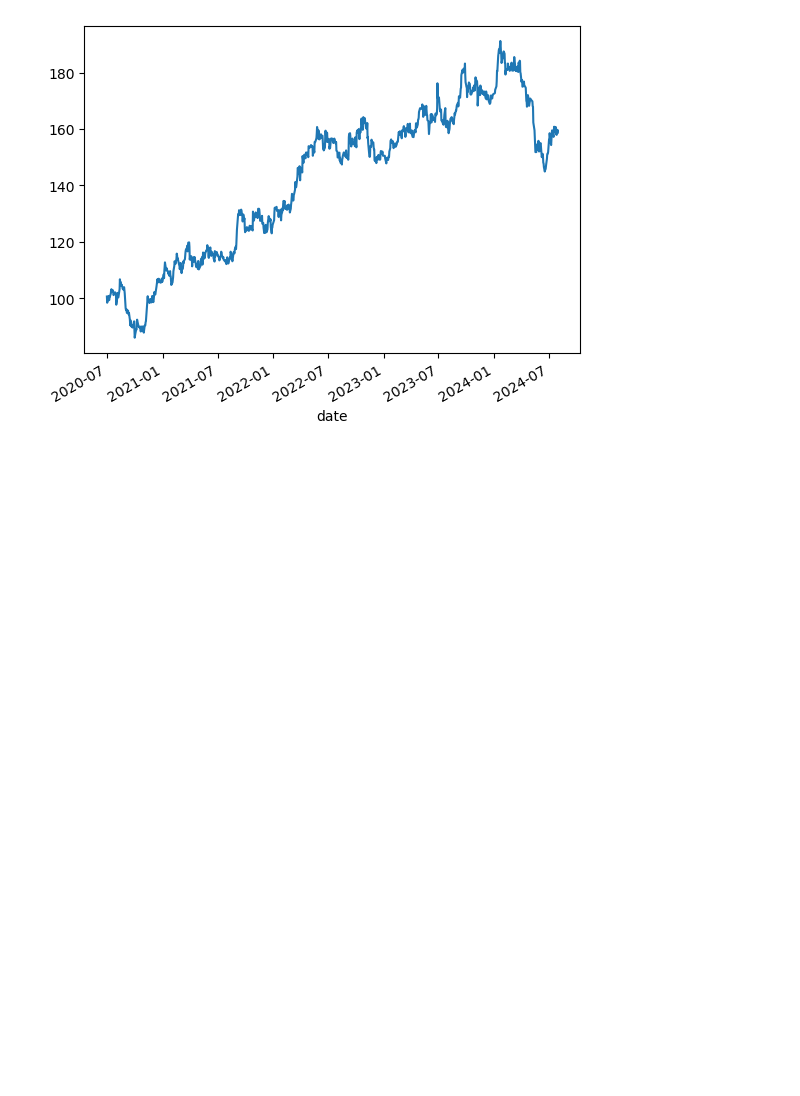
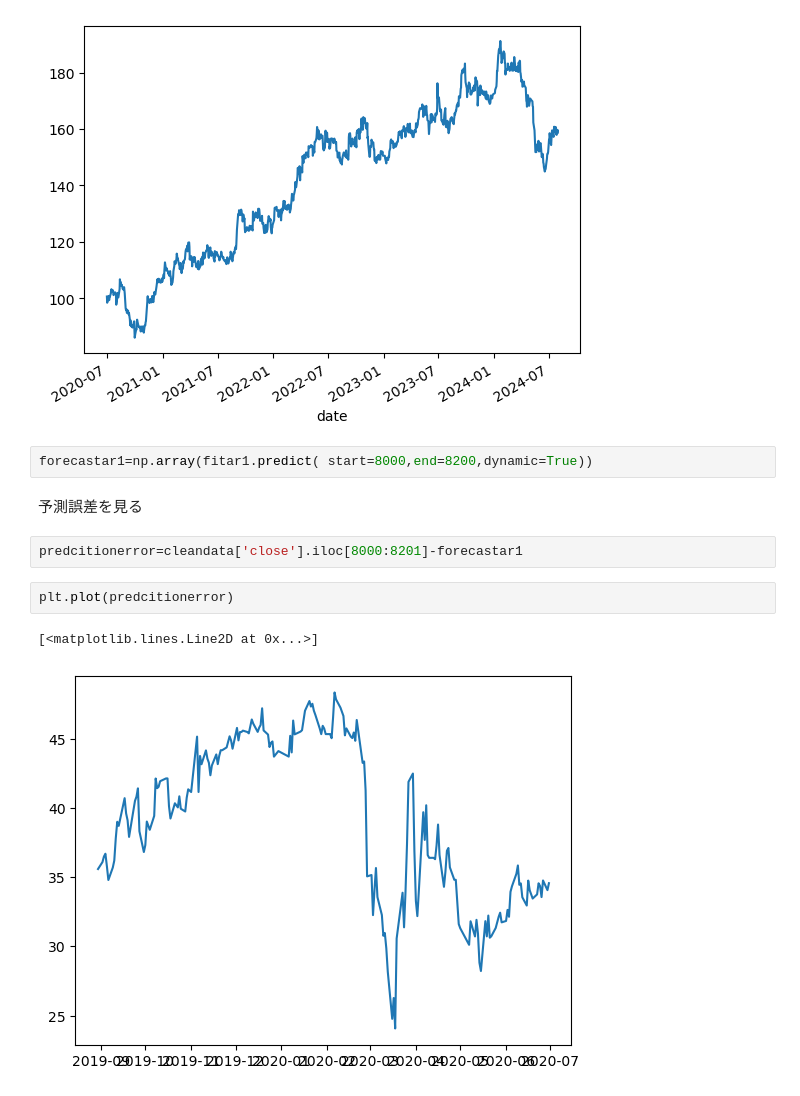
Before and after one commit to books1021/Deepcraft_tech_test, a Jupyter notebook: AR1.ipynb, the cells around one changed output. Drawn from its saved outputs; the diff is of its cells as text; blank space fills up the shorter version.

```diff
--- a/AR1.ipynb
+++ b/AR1.ipynb
@@ -142,3 +142,14 @@ cleandata['close'].iloc[8200:9200].plot()
 # %% [output]
 <Axes: xlabel='date'>
 [figure]
+# %%
+forecastar1=np.array(fitar1.predict( start=8000,end=8200,dynamic=True))
+# %% [markdown]
+予測誤差を見る
+# %%
+predcitionerror=cleandata['close'].iloc[8000:8201]-forecastar1
+# %%
+plt.plot(predcitionerror)
+# %% [output]
+[<matplotlib.lines.Line2D at 0x...>]
+[figure, added]
```
